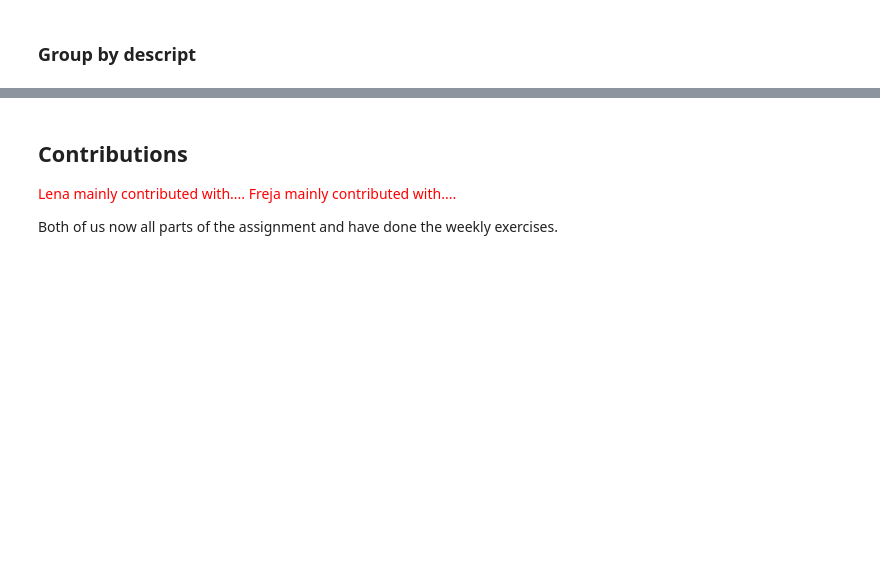
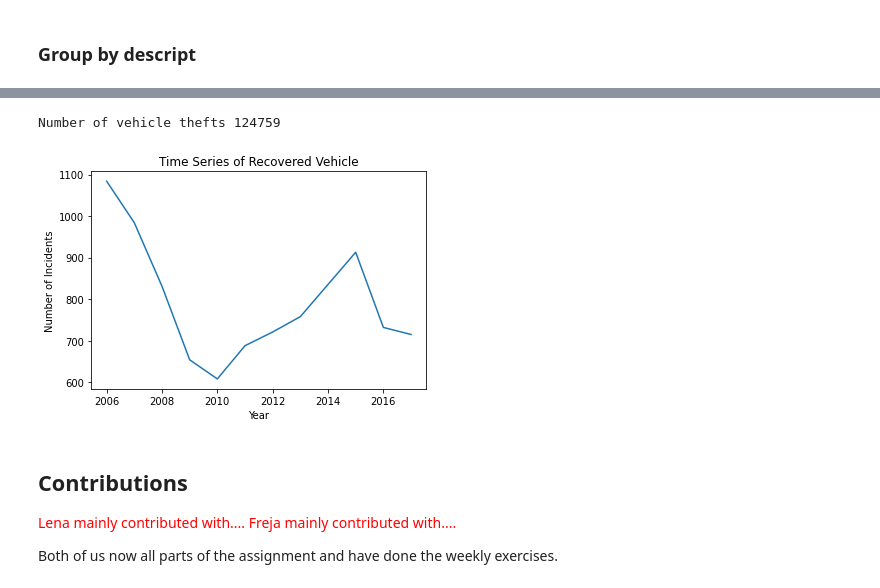
Before and after one commit to frejasarfelt/socialdata2024, a Jupyter notebook: assignments/Assignment2.ipynb, the cells around one changed output, grey strips where cells are left out. Drawn from its saved outputs; the diff is of its cells as text; code cells hidden in the pictures; blank space fills up the shorter version.

```diff
--- a/assignments/Assignment2.ipynb
+++ b/assignments/Assignment2.ipynb
@@ -121,3 +102,18 @@ df_vehicle
+# %%
+print("Number of vehicle thefts", len(data[data["Category"] == "VEHICLE THEFT"]))
+# %% [output]
+Number of vehicle thefts 124759
+# %%
+# plot a time series of the category 'RECOVERED VEHICLE' where x-axis is the year and y-axis is the number of incidents reported
+rec_veh = data[data["Category"] == "RECOVERED VEHICLE"]
+rec_veh = rec_veh.groupby(["Year"]).size().reset_index(name="Count")
+plt.plot(rec_veh["Year"], rec_veh["Count"])
+plt.xlabel("Year")
+plt.ylabel("Number of Incidents")
+plt.title("Time Series of Recovered Vehicle")
+plt.show()
+# %% [output]
+[figure, added]
 # %% [markdown]
 ## Contributions
 <span style="color:red">Lena mainly contributed with....
```
Also changed, not shown: parts of 1 cell of this notebook, 1 other file.
